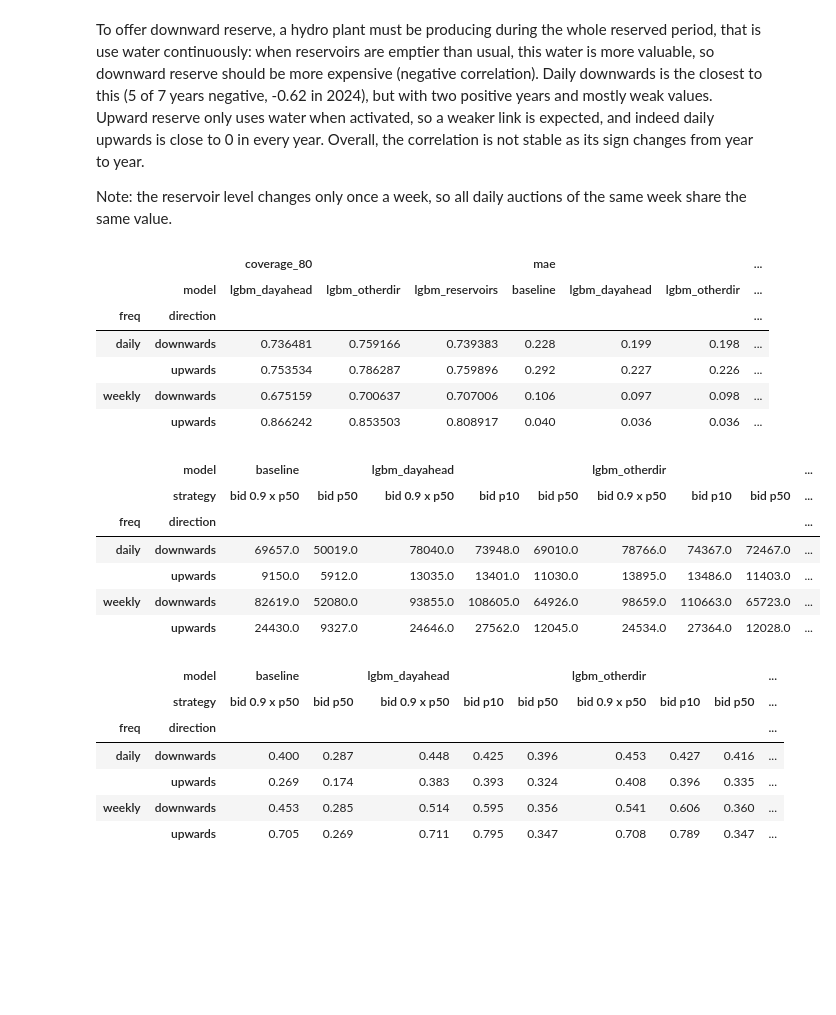
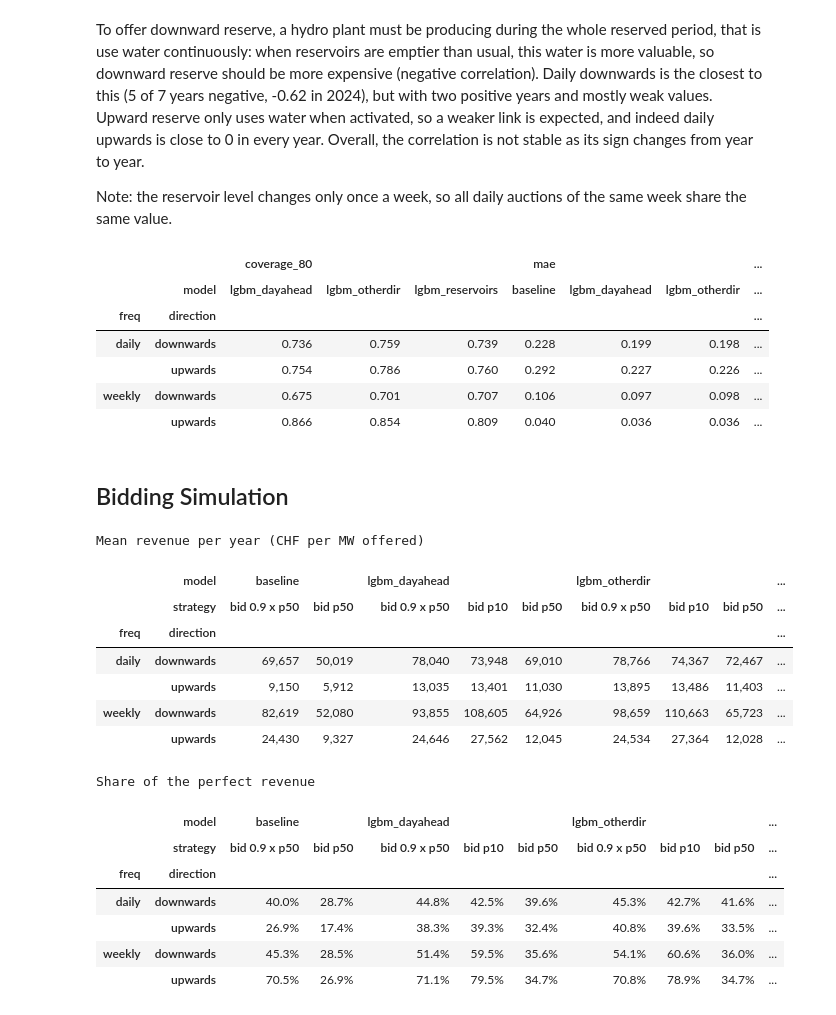
Before and after one commit to carolinaaraujo23/Swissgrid-reserve-price-forecast, a Jupyter notebook: notebooks/lgbm_external.ipynb, the cells around one changed output. Saved outputs shown, nothing was run; the diff lists cells and outputs as text; code cells hidden in the pictures; blank space fills up the shorter version.

```diff
--- a/notebooks/lgbm_external.ipynb
+++ b/notebooks/lgbm_external.ipynb
@@ -271,67 +322,71 @@ preds_res = walk_forward_lgbm(feats_res, start_test=VAL_START, end_test=VAL_LAST
 
 contracts["lgbm_reservoirs"] = to_contract(preds_res, "lgbm_reservoirs")
 report = evaluator.evaluate_many(contracts)
-report.pivot_table(index=["freq", "direction"], columns="model",
-                   values=["mae", "pinball_q10", "coverage_80"]).round(3)
+green(report.pivot_table(index=["freq", "direction"], columns="model",
+                         values=["mae", "pinball_q10", "coverage_80"]))
 # %% [output]
 |  |  | coverage_80 |  |  | mae |  |  | ... |
 |  | model | lgbm_dayahead | lgbm_otherdir | lgbm_reservoirs | baseline | lgbm_dayahead | lgbm_otherdir | ... |
 | freq | direction |  |  |  |  |  |  | ... |
-| daily | downwards | 0.736481 | 0.759166 | 0.739383 | 0.228 | 0.199 | 0.198 | ... |
-|  | upwards | 0.753534 | 0.786287 | 0.759896 | 0.292 | 0.227 | 0.226 | ... |
-| weekly | downwards | 0.675159 | 0.700637 | 0.707006 | 0.106 | 0.097 | 0.098 | ... |
-|  | upwards | 0.866242 | 0.853503 | 0.808917 | 0.040 | 0.036 | 0.036 | ... |
+| daily | downwards | 0.736 | 0.759 | 0.739 | 0.228 | 0.199 | 0.198 | ... |
+|  | upwards | 0.754 | 0.786 | 0.760 | 0.292 | 0.227 | 0.226 | ... |
+| weekly | downwards | 0.675 | 0.701 | 0.707 | 0.106 | 0.097 | 0.098 | ... |
+|  | upwards | 0.866 | 0.854 | 0.809 | 0.040 | 0.036 | 0.036 | ... |
+# %% [markdown]
+## Bidding Simulation ##
 # %%
-# Bidding simulation: offer 1 MW in every auction of the validation period, pay-as-bid
 STRATEGIES = {
     "bid p50":       lambda c: c["marginal_price_pred"],
-    "bid p10":       lambda c: c.get("marginal_price_p10"),        # None if the model has no p10
+    "bid p10":       lambda c: c.get("marginal_price_p10"),
     "bid 0.9 x p50": lambda c: 0.9 * c["marginal_price_pred"],
 }
 
 def simulate_bids(contract, auctions, bid):
     df = contract[["auction_id"]].assign(bid=bid.to_numpy()).merge(
         auctions[["auction_id", "freq", "direction", "gc", "marginal"]], on="auction_id")
-    df["accepted"] = df["marginal"].notna() & (df["bid"] <= df["marginal"])   # no-buy: never accepted
-    df["revenue"] = np.where(df["accepted"], df["bid"], 0.0)                   # pay-as-bid
-    df["perfect"] = df["marginal"].fillna(0.0)                                 # bid exactly the marginal price
+    df["accepted"] = df["marginal"].notna() & (df["bid"] <= df["marginal"])
+    df["revenue"] = np.where(df["accepted"], df["bid"], 0.0)
+    df["perfect"] = df["marginal"].fillna(0.0)
     df["year"] = df["gc"].dt.year
     return df
 
 rows = []
 for name, contract in contracts.items():
     for strategy, make_bid in STRATEGIES.items():
         bid = make_bid(contract)
         if bid is None:
             continue
         sim = simulate_bids(contract, auctions_all, bid)
         g = sim.groupby(["freq", "direction", "year"])
         rows.append(pd.DataFrame({
             "model": name, "strategy": strategy,
             "revenue": g["revenue"].sum(), "perfect": g["perfect"].sum(), "accepted": g["accepted"].mean(),
         }).reset_index())
 sims = pd.concat(rows, ignore_index=True)
 
-# mean revenue per year (CHF per MW offered), and share of the perfect-foresight revenue
 annual = sims.groupby(["freq", "direction", "model", "strategy"])[["revenue", "perfect"]].sum() / sims["year"].nunique()
 annual["share"] = annual["revenue"] / annual["perfect"]
-annual["revenue"].unstack(["model", "strategy"]).round(0)
+
+print("Mean revenue per year (CHF per MW offered)")
+display(green(annual["revenue"].unstack(["model", "strategy"]), "revenue"))
+
+print("Share of the perfect revenue")
+display(green(annual["share"].unstack(["model", "strategy"]), "share"))
 # %% [output]
+Mean revenue per year (CHF per MW offered)
 |  | model | baseline |  | lgbm_dayahead |  |  | lgbm_otherdir |  |  | ... |
 |  | strategy | bid 0.9 x p50 | bid p50 | bid 0.9 x p50 | bid p10 | bid p50 | bid 0.9 x p50 | bid p10 | bid p50 | ... |
 | freq | direction |  |  |  |  |  |  |  |  | ... |
-| daily | downwards | 69657.0 | 50019.0 | 78040.0 | 73948.0 | 69010.0 | 78766.0 | 74367.0 | 72467.0 | ... |
-|  | upwards | 9150.0 | 5912.0 | 13035.0 | 13401.0 | 11030.0 | 13895.0 | 13486.0 | 11403.0 | ... |
-| weekly | downwards | 82619.0 | 52080.0 | 93855.0 | 108605.0 | 64926.0 | 98659.0 | 110663.0 | 65723.0 | ... |
-|  | upwards | 24430.0 | 9327.0 | 24646.0 | 27562.0 | 12045.0 | 24534.0 | 27364.0 | 12028.0 | ... |
+| daily | downwards | 69,657 | 50,019 | 78,040 | 73,948 | 69,010 | 78,766 | 74,367 | 72,467 | ... |
+|  | upwards | 9,150 | 5,912 | 13,035 | 13,401 | 11,030 | 13,895 | 13,486 | 11,403 | ... |
+| weekly | downwards | 82,619 | 52,080 | 93,855 | 108,605 | 64,926 | 98,659 | 110,663 | 65,723 | ... |
+|  | upwards | 24,430 | 9,327 | 24,646 | 27,562 | 12,045 | 24,534 | 27,364 | 12,028 | ... |
+Share of the perfect revenue
+|  | model | baseline |  | lgbm_dayahead |  |  | lgbm_otherdir |  |  | ... |
+|  | strategy | bid 0.9 x p50 | bid p50 | bid 0.9 x p50 | bid p10 | bid p50 | bid 0.9 x p50 | bid p10 | bid p50 | ... |
+| freq | direction |  |  |  |  |  |  |  |  | ... |
+| daily | downwards | 40.0% | 28.7% | 44.8% | 42.5% | 39.6% | 45.3% | 42.7% | 41.6% | ... |
+|  | upwards | 26.9% | 17.4% | 38.3% | 39.3% | 32.4% | 40.8% | 39.6% | 33.5% | ... |
+| weekly | downwards | 45.3% | 28.5% | 51.4% | 59.5% | 35.6% | 54.1% | 60.6% | 36.0% | ... |
+|  | upwards | 70.5% | 26.9% | 71.1% | 79.5% | 34.7% | 70.8% | 78.9% | 34.7% | ... |
-# %%
-annual["share"].unstack(["model", "strategy"]).round(3)
-# %% [output]
-|  | model | baseline |  | lgbm_dayahead |  |  | lgbm_otherdir |  |  | ... |
-|  | strategy | bid 0.9 x p50 | bid p50 | bid 0.9 x p50 | bid p10 | bid p50 | bid 0.9 x p50 | bid p10 | bid p50 | ... |
-| freq | direction |  |  |  |  |  |  |  |  | ... |
-| daily | downwards | 0.400 | 0.287 | 0.448 | 0.425 | 0.396 | 0.453 | 0.427 | 0.416 | ... |
-|  | upwards | 0.269 | 0.174 | 0.383 | 0.393 | 0.324 | 0.408 | 0.396 | 0.335 | ... |
-| weekly | downwards | 0.453 | 0.285 | 0.514 | 0.595 | 0.356 | 0.541 | 0.606 | 0.360 | ... |
-|  | upwards | 0.705 | 0.269 | 0.711 | 0.795 | 0.347 | 0.708 | 0.789 | 0.347 | ... |
 # %%
```
Also changed, not shown: parts of 4 cells of this notebook, 6 other files.
